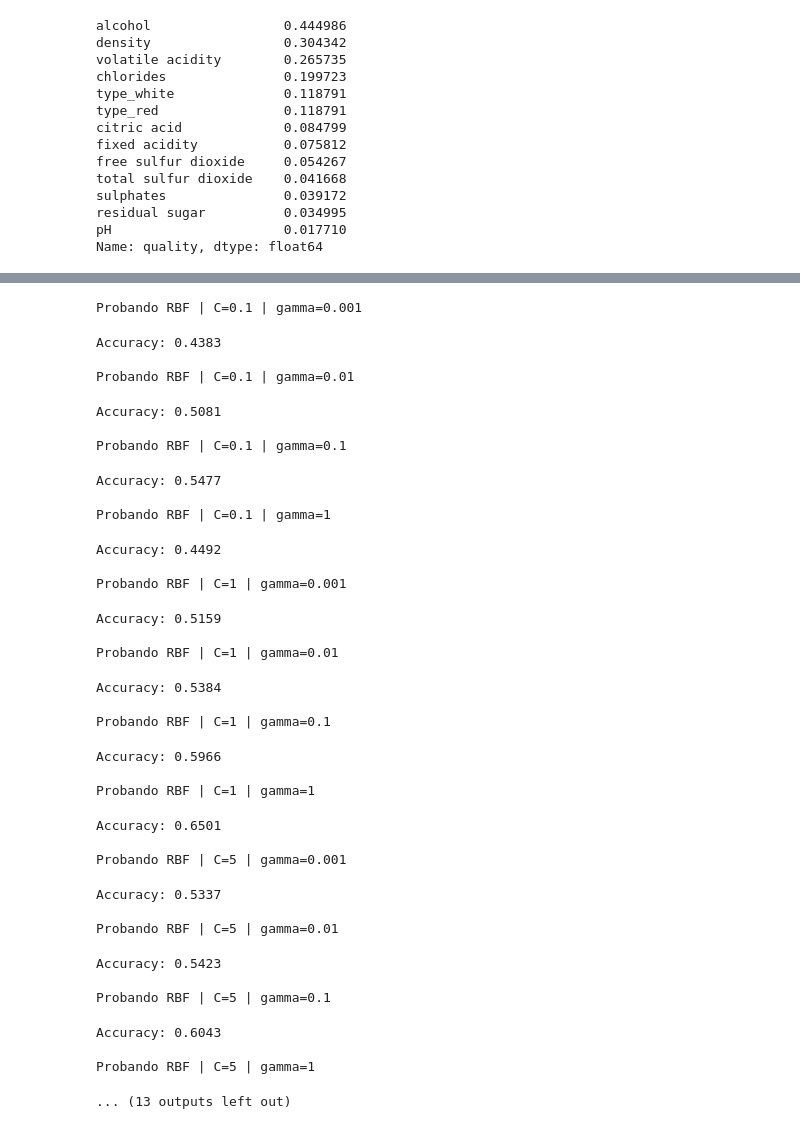
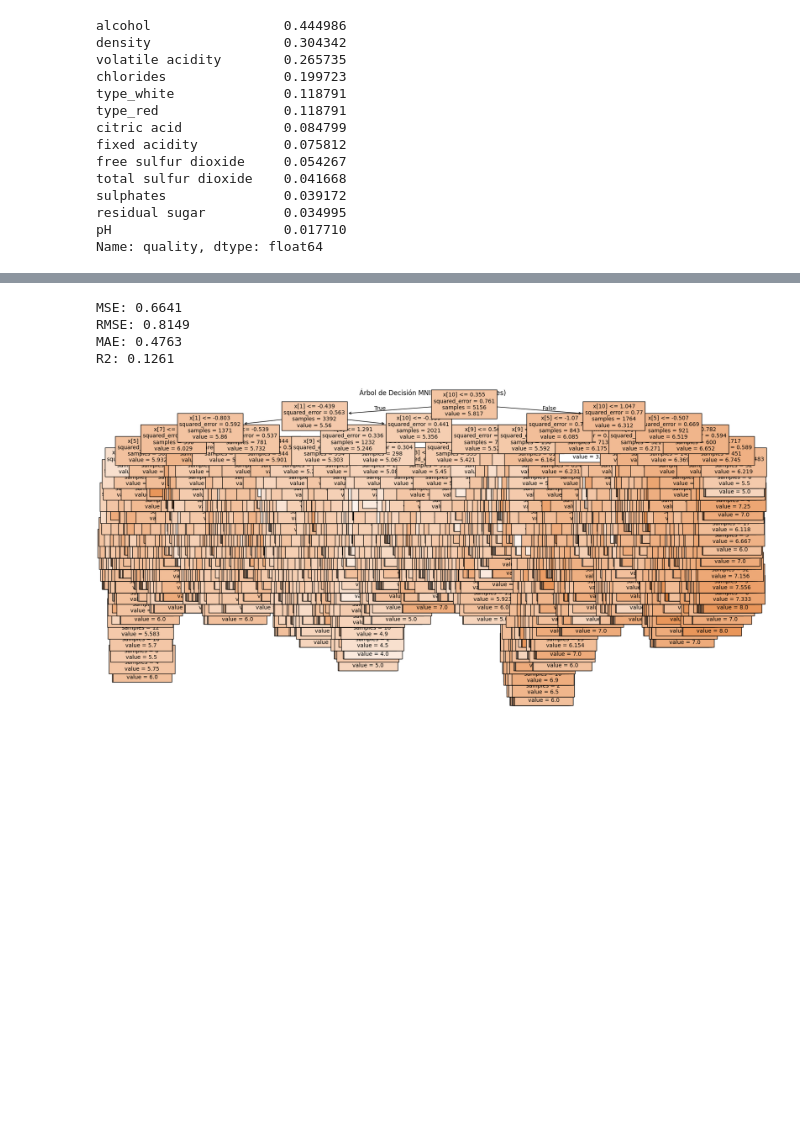
Before and after one commit to pablop11/CE_IABD, a Jupyter notebook: PIA/UNIDAD3/Actividad3_10 Vinos/Actividad 3_10 Regressor.ipynb, the cells around one changed output, grey strips where cells are left out. Drawn from its saved outputs; the diff is of its cells as text; code cells hidden in the pictures; blank space fills up the shorter version.

```diff
--- a/PIA/UNIDAD3/Actividad3_10 Vinos/Actividad 3_10 Regressor.ipynb
+++ b/PIA/UNIDAD3/Actividad3_10 Vinos/Actividad 3_10 Regressor.ipynb
@@ -49,6 +35,3 @@ Prepara el dataset para poder resolverlo con los dos algoritmos de clasificació
-# %%
-vinos.dropna(inplace=True)
-vinos = pd.get_dummies(vinos, columns=['type'],dtype=int)
 # %%
 vinos.info()
 # %% [output]
@@ -71,0 +83,2 @@ memory usage: 755.3 KB
+# %%
+vinos = pd.get_dummies(vinos,dtype=int)
@@ -89,7 +114,6 @@ Name: quality, dtype: float64
+# %%
+escalador = StandardScaler()
+X = escalador.fit_transform(X)
 # %%
-X = vinos.drop(['quality'],axis=1)
-y = vinos['quality'].to_frame()
-
 X_train, X_test, y_train, y_test = train_test_split(
-    X, y, test_size=0.20, random_state=42, stratify=y
-)
+    X, y, test_size = 0.2, random_state = 42, stratify=y)
@@ -192,38 +128,28 @@ def mejor_eleccion(kernel):
-# %%
-mejor_eleccion("rbf")
-# %% [output]
-Probando RBF | C=0.1 | gamma=0.001
-Accuracy: 0.4383
-
-Probando RBF | C=0.1 | gamma=0.01
-Accuracy: 0.5081
-
-Probando RBF | C=0.1 | gamma=0.1
-Accuracy: 0.5477
-
-Probando RBF | C=0.1 | gamma=1
-Accuracy: 0.4492
-
-Probando RBF | C=1 | gamma=0.001
-Accuracy: 0.5159
-
-Probando RBF | C=1 | gamma=0.01
-Accuracy: 0.5384
-
-Probando RBF | C=1 | gamma=0.1
-Accuracy: 0.5966
-
-Probando RBF | C=1 | gamma=1
-Accuracy: 0.6501
-
-Probando RBF | C=5 | gamma=0.001
-Accuracy: 0.5337
-
-Probando RBF | C=5 | gamma=0.01
-Accuracy: 0.5423
-
-Probando RBF | C=5 | gamma=0.1
-Accuracy: 0.6043
-
-Probando RBF | C=5 | gamma=1
-... (13 outputs left out)
+# %%
+mse = mean_squared_error(y_test, y_pred)
+rmse = np.sqrt(mse)
+mae = mean_absolute_error(y_test, y_pred)
+r2 = r2_score(y_test, y_pred)
+
+print(f"MSE: {mse:.4f}")
+print(f"RMSE: {rmse:.4f}")
+print(f"MAE: {mae:.4f}")
+print(f"R2: {r2:.4f}")
+# %% [output]
+MSE: 0.6641
+RMSE: 0.8149
+MAE: 0.4763
+R2: 0.1261
+# %%
+# Visualizar el árbol (solo primeros niveles por tamaño)
+plt.figure(figsize=(20, 10))
+plot_tree(tree_clf,
+          filled=True,
+          #feature_names=[f"pixel_{i}" for i in range(784)],
+          #class_names=[str(i) for i in range(10)],
+          #max_depth=3,  # Solo 2 niveles para que se vea
+          fontsize=10)
+plt.title("Árbol de Decisión MNIST (primeros 3 niveles)")
+plt.show()
+# %% [output]
+[figure, added]
```
Also changed, not shown: parts of 15 cells of this notebook, 1 other file.
